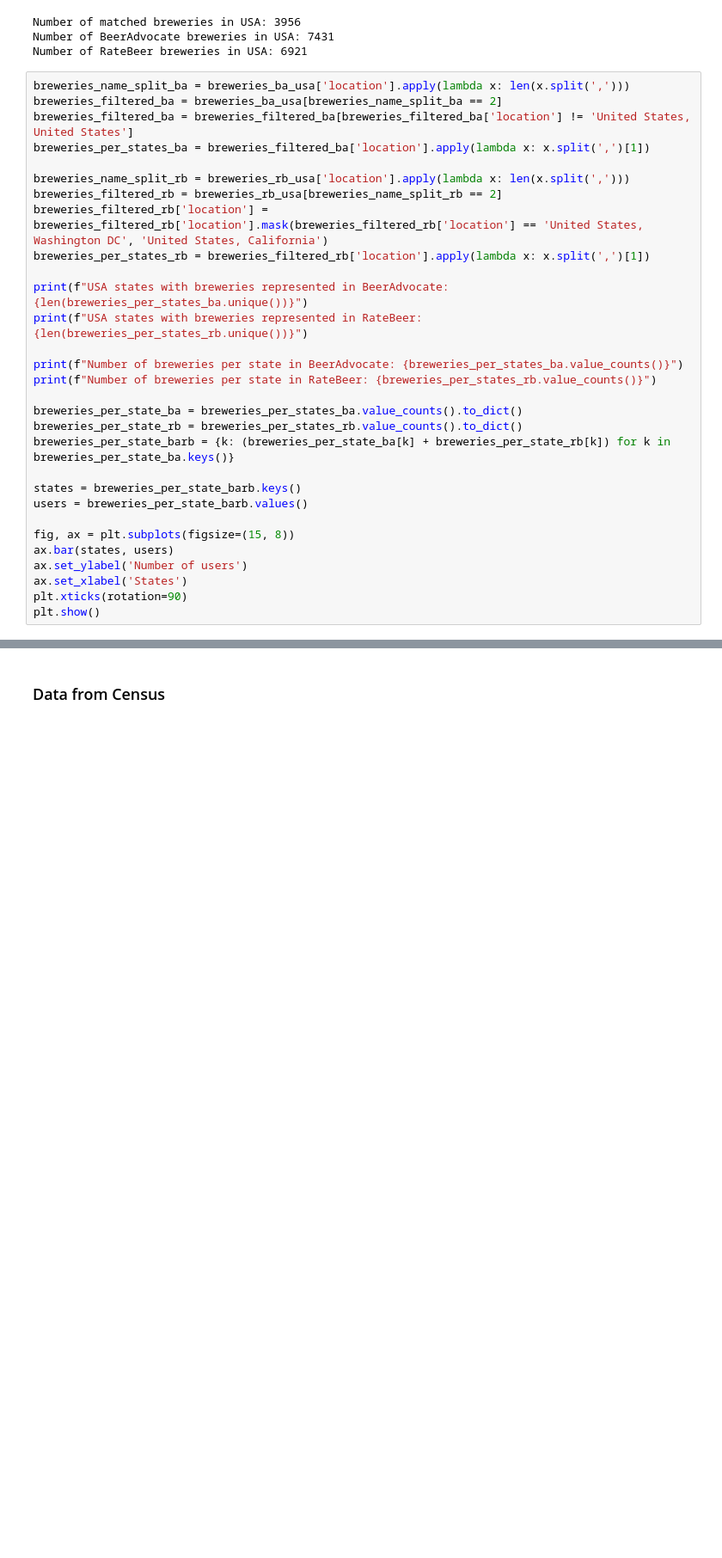
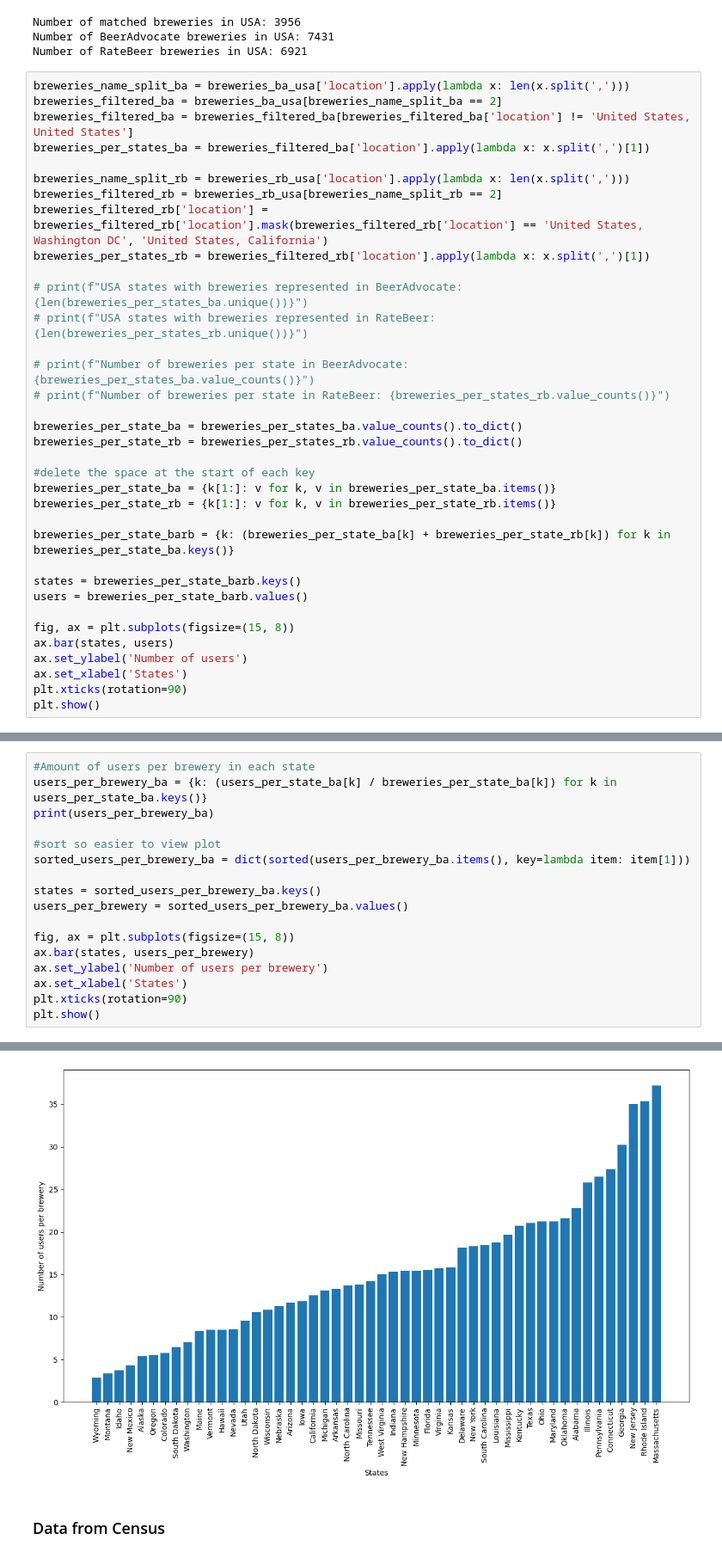
Before and after one commit to epfl-ada/ada-2024-project-fandemondada, a Jupyter notebook: results.ipynb, the cells around one changed output, grey strips where cells are left out. Shown at 86% size. Saved outputs shown, nothing was run; the diff lists cells and outputs as text; blank space fills up the shorter version.

Commit message:
Added stats of users per brewery

```diff
--- a/results.ipynb
+++ b/results.ipynb
@@ -106,14 +93,19 @@ breweries_filtered_rb = breweries_rb_usa[breweries_name_split_rb == 2]
 breweries_filtered_rb['location'] = breweries_filtered_rb['location'].mask(breweries_filtered_rb['location'] == 'United States, Washington DC', 'United States, California')
 breweries_per_states_rb = breweries_filtered_rb['location'].apply(lambda x: x.split(',')[1])
 
-print(f"USA states with breweries represented in BeerAdvocate: {len(breweries_per_states_ba.unique())}")
-print(f"USA states with breweries represented in RateBeer: {len(breweries_per_states_rb.unique())}")
+# print(f"USA states with breweries represented in BeerAdvocate: {len(breweries_per_states_ba.unique())}")
+# print(f"USA states with breweries represented in RateBeer: {len(breweries_per_states_rb.unique())}")
 
-print(f"Number of breweries per state in BeerAdvocate: {breweries_per_states_ba.value_counts()}")
-print(f"Number of breweries per state in RateBeer: {breweries_per_states_rb.value_counts()}")
+# print(f"Number of breweries per state in BeerAdvocate: {breweries_per_states_ba.value_counts()}")
+# print(f"Number of breweries per state in RateBeer: {breweries_per_states_rb.value_counts()}")
 
 breweries_per_state_ba = breweries_per_states_ba.value_counts().to_dict()
 breweries_per_state_rb = breweries_per_states_rb.value_counts().to_dict()
+
+#delete the space at the start of each key
+breweries_per_state_ba = {k[1:]: v for k, v in breweries_per_state_ba.items()}
+breweries_per_state_rb = {k[1:]: v for k, v in breweries_per_state_rb.items()}
+
 breweries_per_state_barb = {k: (breweries_per_state_ba[k] + breweries_per_state_rb[k]) for k in breweries_per_state_ba.keys()}
 
 states = breweries_per_state_barb.keys()
@@ -146,0 +126,18 @@ Name: count, dtype: int64
+# %%
+#Amount of users per brewery in each state
+users_per_brewery_ba = {k: (users_per_state_ba[k] / breweries_per_state_ba[k]) for k in users_per_state_ba.keys()}
+print(users_per_brewery_ba)
+
+#sort so easier to view plot
+sorted_users_per_brewery_ba = dict(sorted(users_per_brewery_ba.items(), key=lambda item: item[1]))
+
+states = sorted_users_per_brewery_ba.keys()
+users_per_brewery = sorted_users_per_brewery_ba.values()
+
+fig, ax = plt.subplots(figsize=(15, 8))
+ax.bar(states, users_per_brewery)
+ax.set_ylabel('Number of users per brewery')
+ax.set_xlabel('States')
+plt.xticks(rotation=90)
+plt.show()
+# %% [output]
@@ -147,2 +145,3 @@ Name: count, dtype: int64
+[figure, added]
 # %% [markdown]
 ### Data from Census
```
Also changed, not shown: parts of 7 cells of this notebook.
